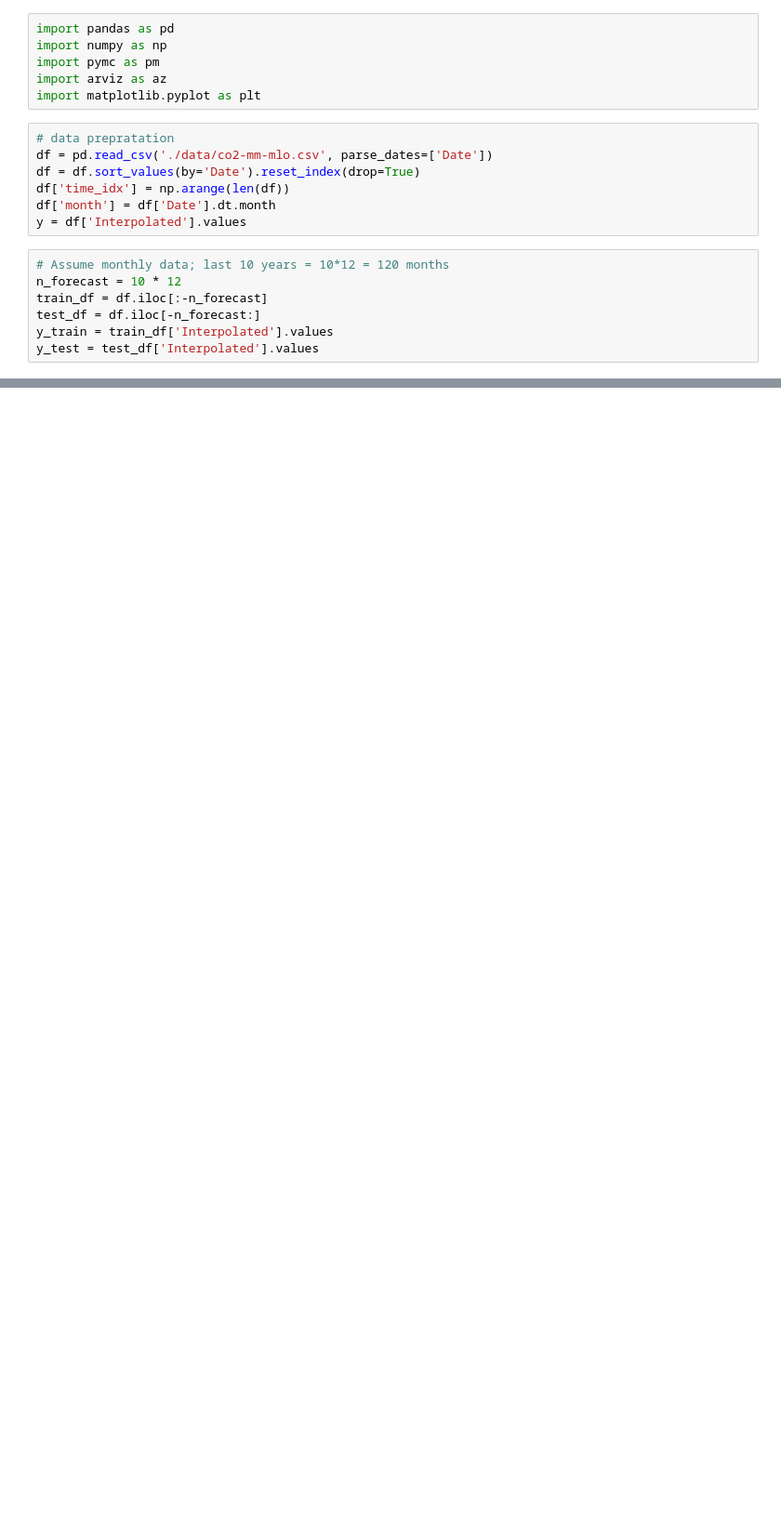
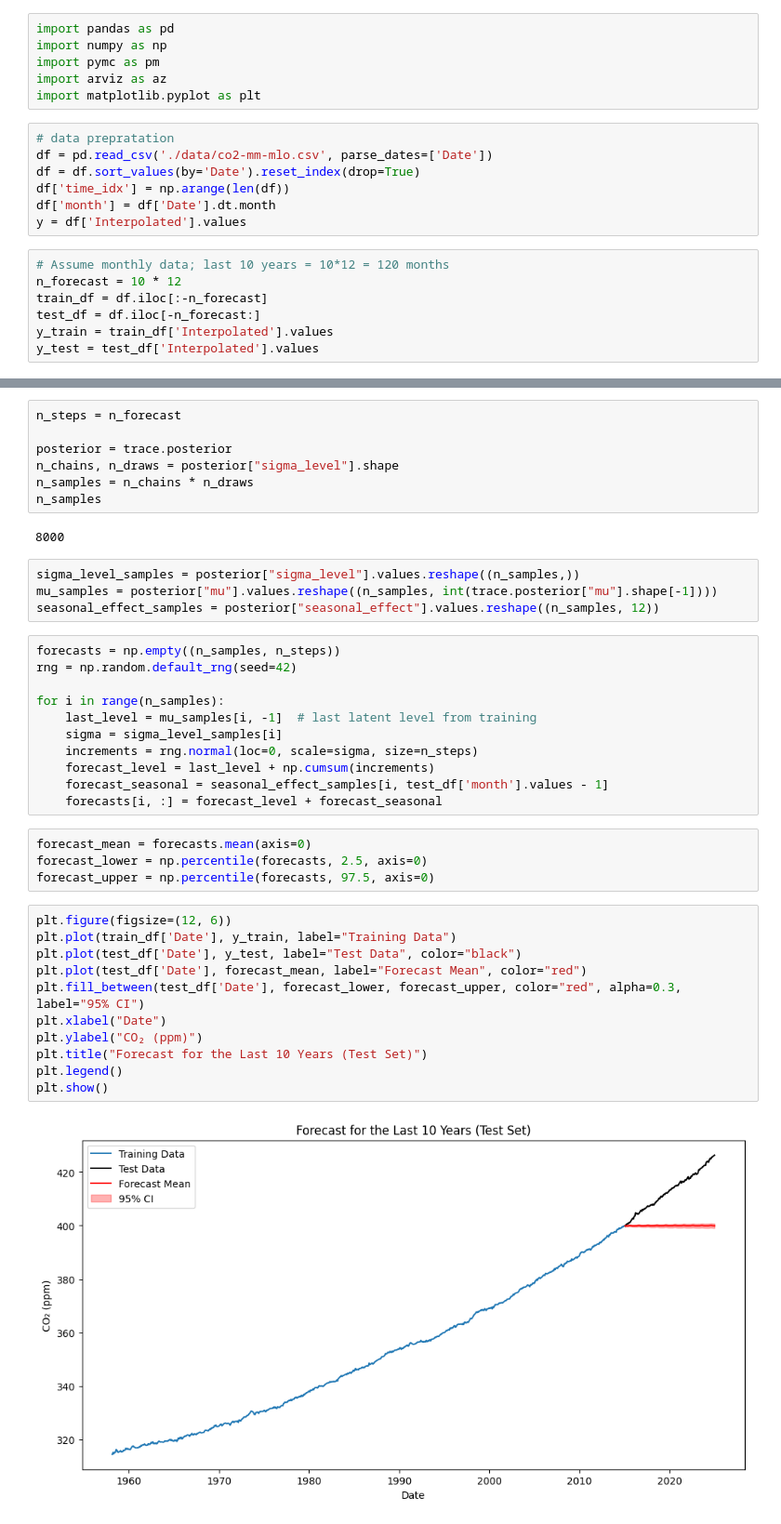
Before and after one commit to kabitalama/MaunaLoa-CO2-Level-BSTS-PyMC, a Jupyter notebook: bsts.ipynb, the cells around one changed output, grey strips where cells are left out. Shown: that part at 93% size. Saved outputs shown, nothing was run; the diff lists cells and outputs as text; blank space fills up the shorter version.

Commit message:
with forecasting

```diff
--- a/bsts.ipynb
+++ b/bsts.ipynb
@@ -47 +48,42 @@ Sampling 4 chains for 2_000 tune and 2_000 draw iterations (8_000 + 8_000 draws
 The effective sample size per chain is smaller than 100 for some parameters.  A higher number is needed for reliable rhat and ess computation. See https://arxiv.org/abs/1903.08008 for details
+# %%
+n_steps = n_forecast
+
+posterior = trace.posterior
+n_chains, n_draws = posterior["sigma_level"].shape
+n_samples = n_chains * n_draws
+n_samples
+# %% [output]
+8000
+# %%
+sigma_level_samples = posterior["sigma_level"].values.reshape((n_samples,))
+mu_samples = posterior["mu"].values.reshape((n_samples, int(trace.posterior["mu"].shape[-1])))
+seasonal_effect_samples = posterior["seasonal_effect"].values.reshape((n_samples, 12))
+# %%
+forecasts = np.empty((n_samples, n_steps))
+rng = np.random.default_rng(seed=42)
+
+for i in range(n_samples):
+    last_level = mu_samples[i, -1]  # last latent level from training
+    sigma = sigma_level_samples[i]
+    increments = rng.normal(loc=0, scale=sigma, size=n_steps)
+    forecast_level = last_level + np.cumsum(increments)
+    forecast_seasonal = seasonal_effect_samples[i, test_df['month'].values - 1]
+    forecasts[i, :] = forecast_level + forecast_seasonal
+# %%
+forecast_mean = forecasts.mean(axis=0)
+forecast_lower = np.percentile(forecasts, 2.5, axis=0)
+forecast_upper = np.percentile(forecasts, 97.5, axis=0)
+# %%
+plt.figure(figsize=(12, 6))
+plt.plot(train_df['Date'], y_train, label="Training Data")
+plt.plot(test_df['Date'], y_test, label="Test Data", color="black")
+plt.plot(test_df['Date'], forecast_mean, label="Forecast Mean", color="red")
+plt.fill_between(test_df['Date'], forecast_lower, forecast_upper, color="red", alpha=0.3, label="95% CI")
+plt.xlabel("Date")
+plt.ylabel("CO₂ (ppm)")
+plt.title("Forecast for the Last 10 Years (Test Set)")
+plt.legend()
+plt.show()
+# %% [output]
+[figure, added]
```
Also changed, not shown: parts of 11 cells of this notebook.
